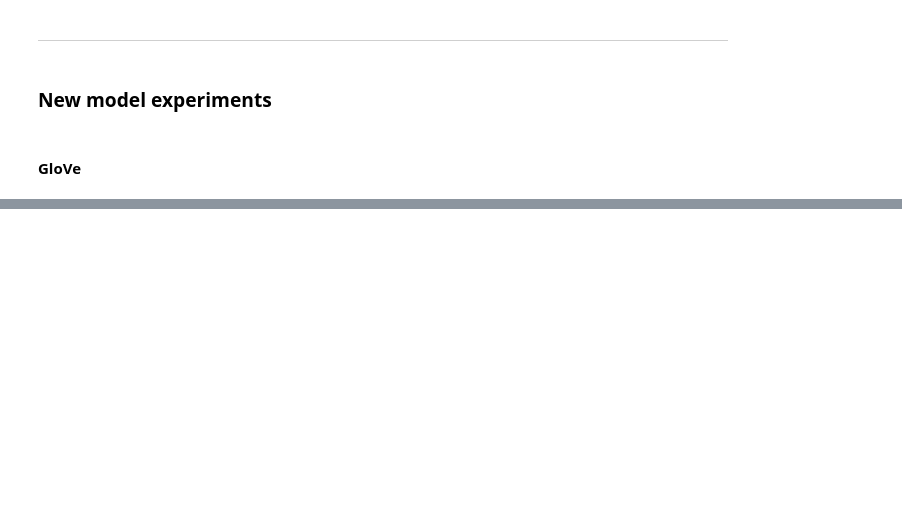
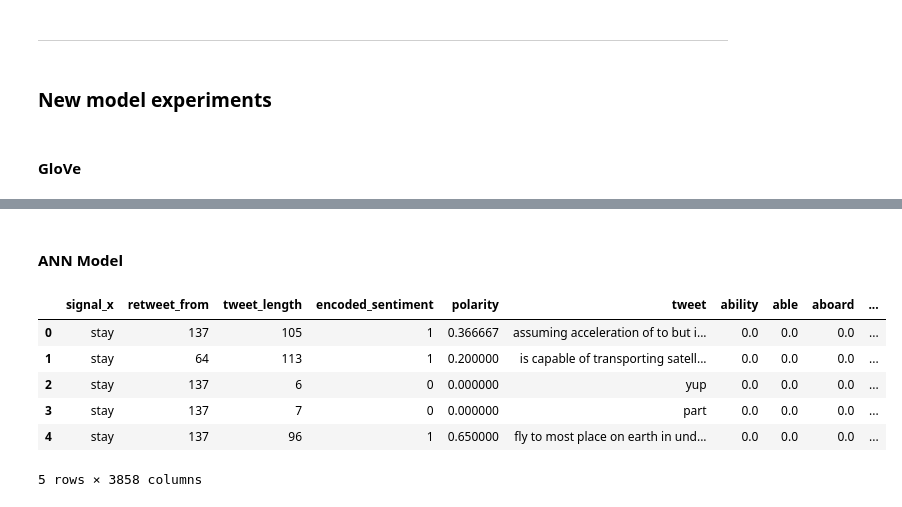
Before and after one commit to SproulHimself/TSLA_stock_twitter_sentiment_analysis, a Jupyter notebook: Modeling.ipynb, the cells around one changed output, grey strips where cells are left out. Saved outputs shown, nothing was run; the diff lists cells and outputs as text; code cells hidden in the pictures; blank space fills up the shorter version.

```diff
--- a/Modeling.ipynb
+++ b/Modeling.ipynb
@@ -187,0 +193,2 @@ scores
+# %% [markdown]
+#### ANN Model
@@ -187,0 +197,10 @@ scores
+# %%
+df.head()
+# %% [output]
+|  | signal_x | retweet_from | tweet_length | encoded_sentiment | polarity | tweet | ability | able | aboard | ... |
+| 0 | stay | 137 | 105 | 1 | 0.366667 | assuming acceleration of to but i... | 0.0 | 0.0 | 0.0 | ... |
+| 1 | stay | 64 | 113 | 1 | 0.200000 | is capable of transporting satell... | 0.0 | 0.0 | 0.0 | ... |
+| 2 | stay | 137 | 6 | 0 | 0.000000 | yup | 0.0 | 0.0 | 0.0 | ... |
+| 3 | stay | 137 | 7 | 0 | 0.000000 | part | 0.0 | 0.0 | 0.0 | ... |
+| 4 | stay | 137 | 96 | 1 | 0.650000 | fly to most place on earth in und... | 0.0 | 0.0 | 0.0 | ... |
+5 rows × 3858 columns
```
Also changed, not shown: parts of 34 cells of this notebook.
